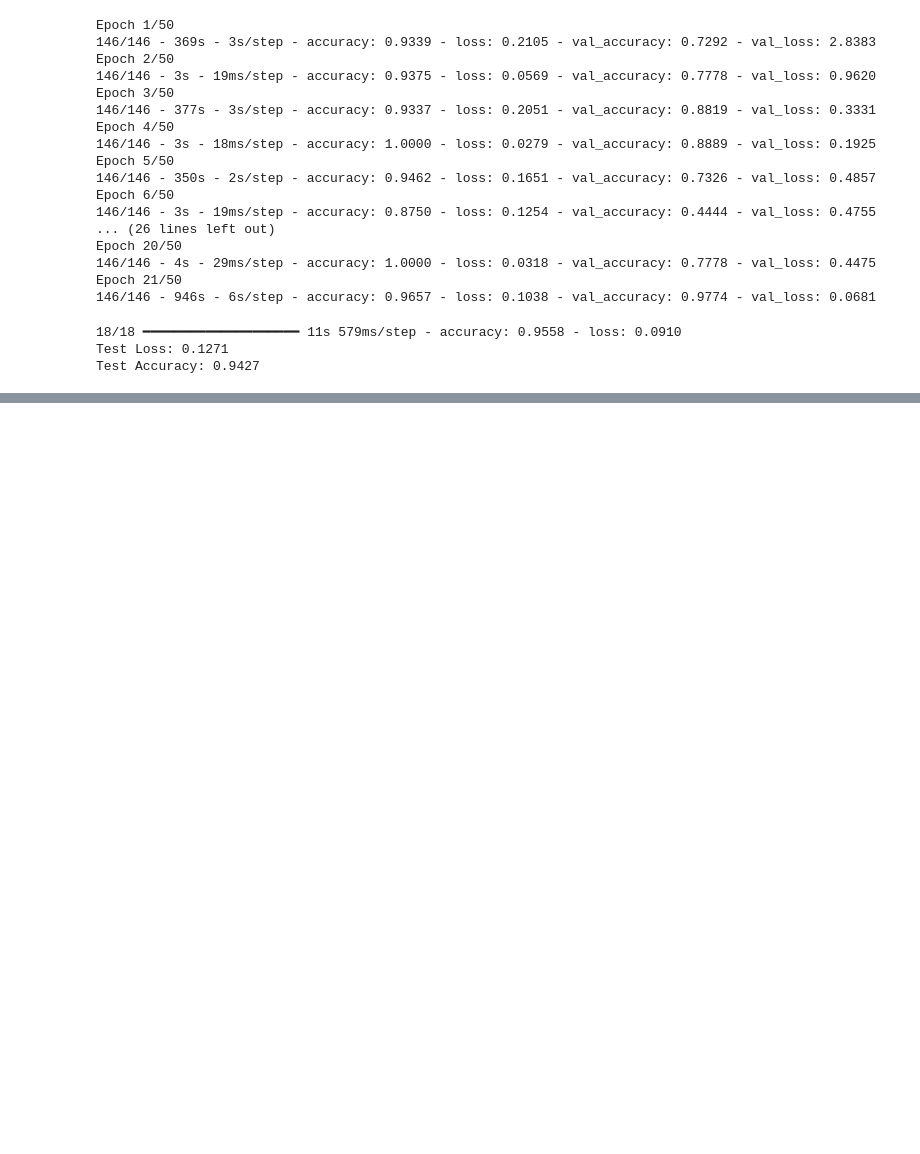
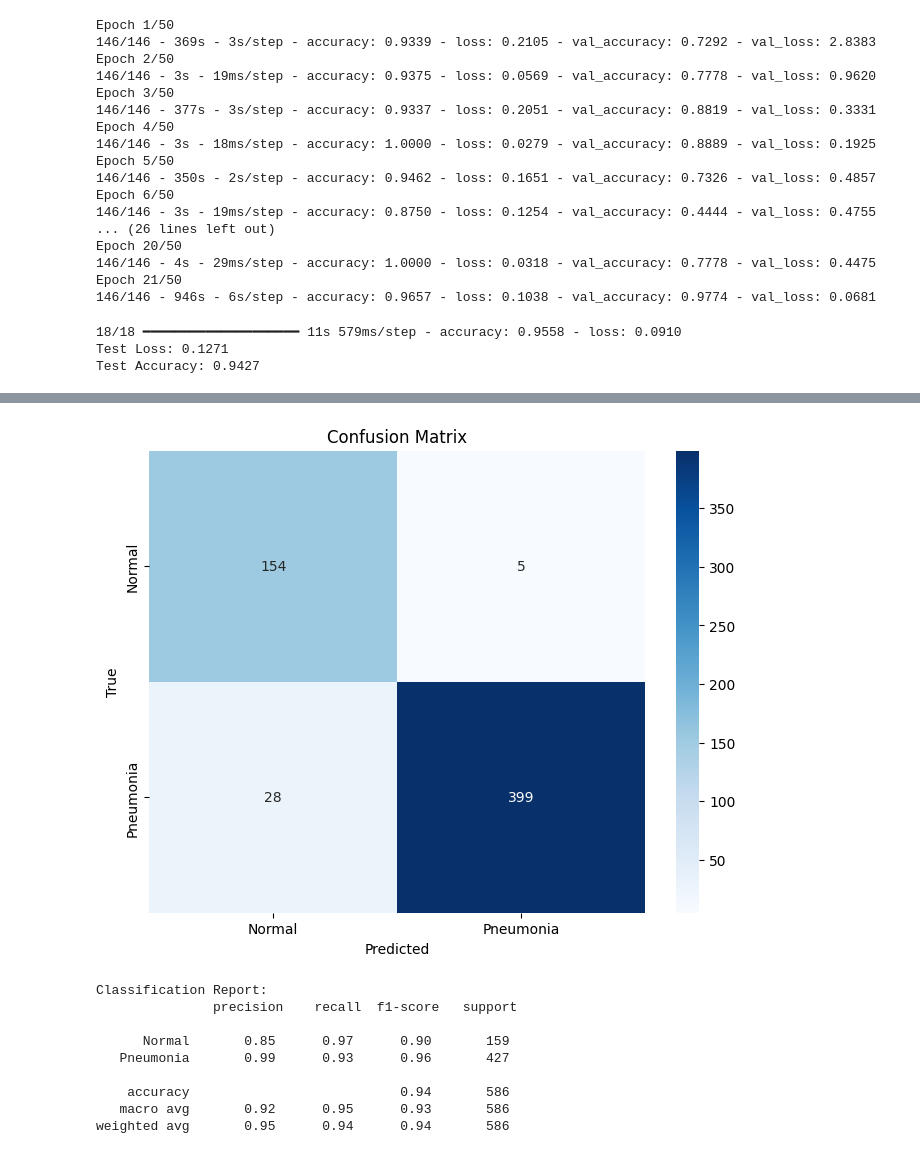
Before and after one commit to nani1606/DLProject, a Jupyter notebook: preprocessing.ipynb, the cells around one changed output, grey strips where cells are left out. Drawn from its saved outputs; the diff is of its cells as text; code cells hidden in the pictures; blank space fills up the shorter version.

Commit message:
confusion matrix, loss n accuracy graphs, ROC curve

```diff
--- a/preprocessing.ipynb
+++ b/preprocessing.ipynb
@@ -184,3 +184,30 @@ print(f"Test Accuracy: {test_accuracy:.4f}")
 18/18 ━━━━━━━━━━━━━━━━━━━━ 11s 579ms/step - accuracy: 0.9558 - loss: 0.0910
 Test Loss: 0.1271
 Test Accuracy: 0.9427
+# %%
+import numpy as np
+from sklearn.metrics import confusion_matrix, classification_report
+import seaborn as sns
+import matplotlib.pyplot as plt
+
+# Predict classes on the test set
+y_pred = model.predict(test_generator, steps=len(test_generator), verbose=1)
+y_pred_classes = (y_pred > 0.5).astype(int).flatten()
+
+# True labels
+y_true = test_generator.classes
+
+# Confusion Matrix
+cm = confusion_matrix(y_true, y_pred_classes)
+
+# Plot
+plt.figure(figsize=(8, 6))
+sns.heatmap(cm, annot=True, fmt="d", cmap="Blues", xticklabels=['Normal', 'Pneumonia'], yticklabels=['Normal', 'Pneumonia'])
+plt.xlabel("Predicted")
+plt.ylabel("True")
+plt.title("Confusion Matrix")
+plt.show()
+
+# Classification Report
+print("Classification Report:\n", classification_report(y_true, y_pred_classes, target_names=['Normal', 'Pneumonia']))
+# %% [output]
@@ -186,0 +215,10 @@ Test Accuracy: 0.9427
+[figure, added]
+Classification Report:
+               precision    recall  f1-score   support
+
+      Normal       0.85      0.97      0.90       159
+   Pneumonia       0.99      0.93      0.96       427
+
+    accuracy                           0.94       586
+   macro avg       0.92      0.95      0.93       586
+weighted avg       0.95      0.94      0.94       586
```
Also changed, not shown: parts of 4 cells of this notebook.
